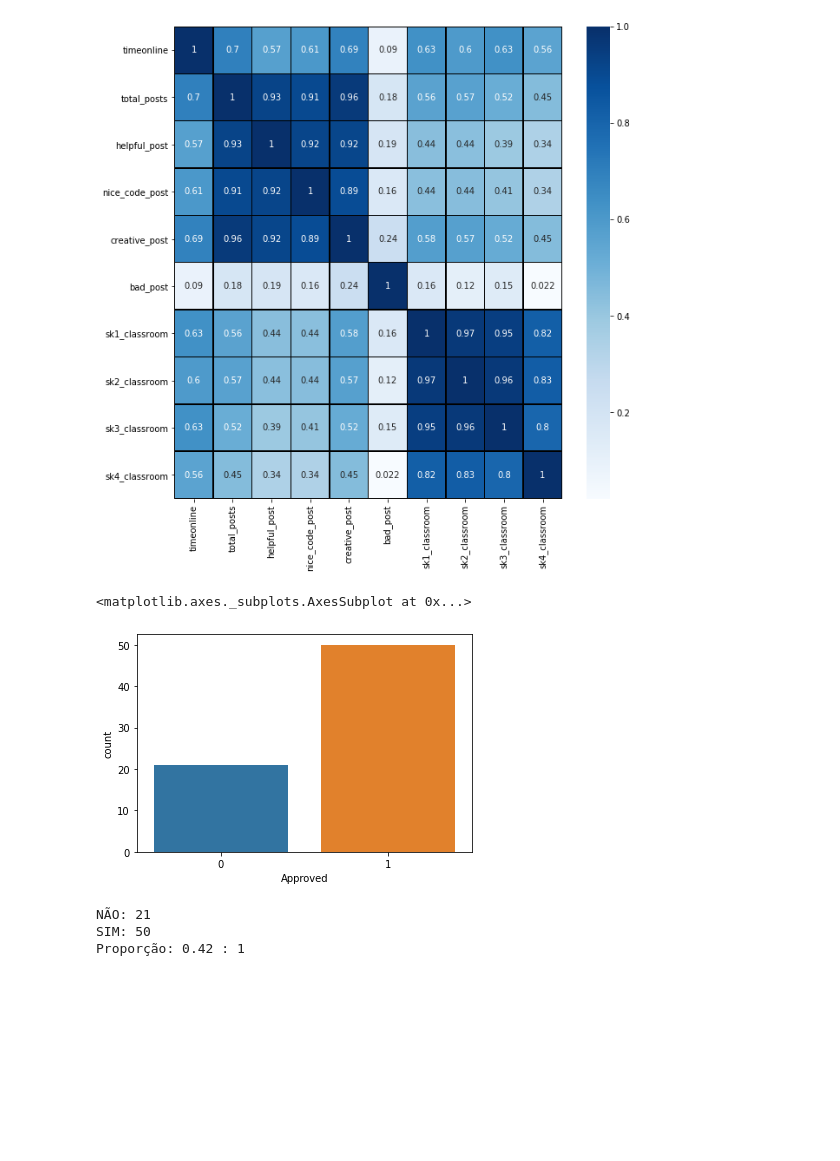
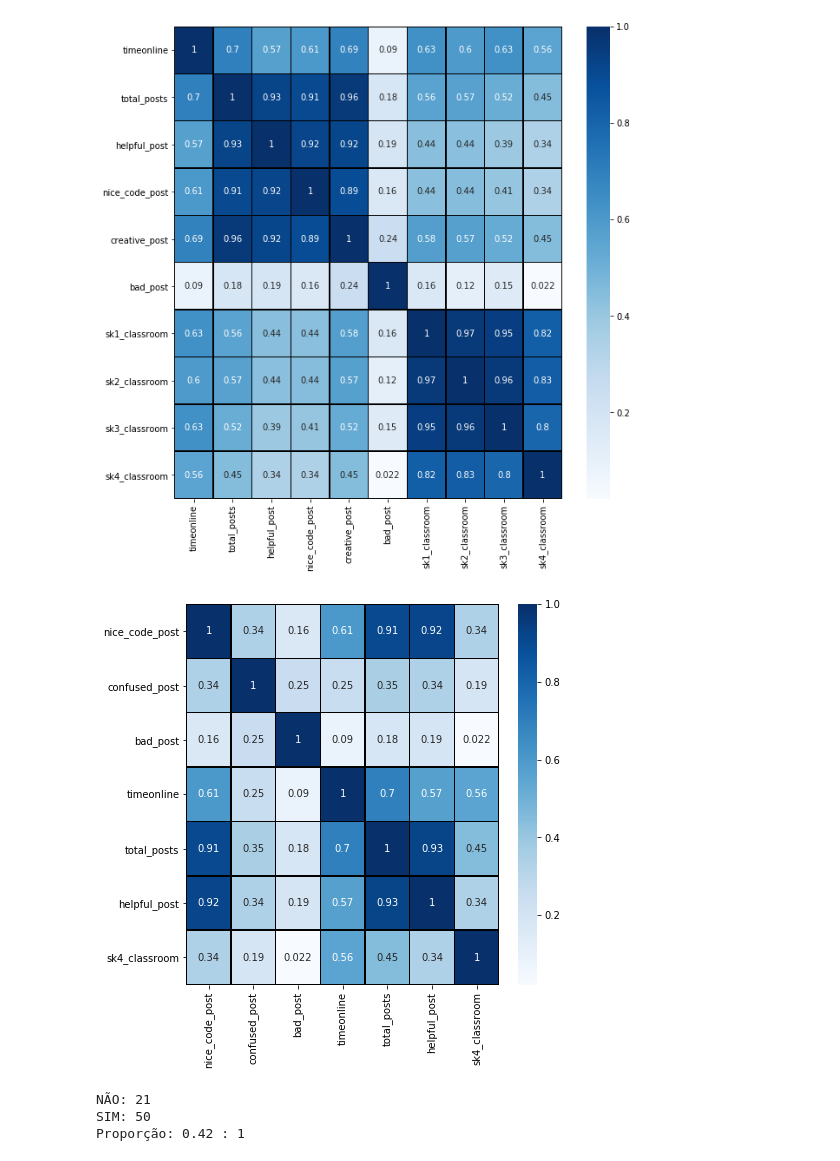
Before and after one commit to carlinhah/Online-Classroom, a Jupyter notebook: KNN-Emerson.ipynb, the cells around one changed output. Drawn from its saved outputs; the diff is of its cells as text; code cells hidden in the pictures; blank space fills up the shorter version.

```diff
--- a/KNN-Emerson.ipynb
+++ b/KNN-Emerson.ipynb
@@ -117,12 +117,19 @@ plt.xticks(rotation=90)
 plt.show()
 # %% [output]
 [figure]
-# %%
-#Análise univariada.
-sns.countplot(df['Approved'])
-# %% [output]
-<matplotlib.axes._subplots.AxesSubplot at 0x...>
-[figure, removed]
+# %%
+#Selecao de Features para encontrar qual a correlação entre as variáveis
+features = ['nice_code_post','confused_post','bad_post','timeonline','total_posts','helpful_post','sk4_classroom']
+# %%
+%matplotlib inline
+#from matplotlib.pyplot import plt
+#import matplotlib.pylot as plt
+plt.figure(figsize=(7,7))
+sns.heatmap(df[features].corr(),annot=True,linewidths=0.5,linecolor='black',cmap='Blues')
+plt.xticks(rotation=90)
+plt.show()
+# %% [output]
+[figure, added]
 # %%
 import matplotlib.pyplot as plt
 atributo_classificador = df.Approved.value_counts()
```
Also changed, not shown: parts of 17 cells of this notebook.
